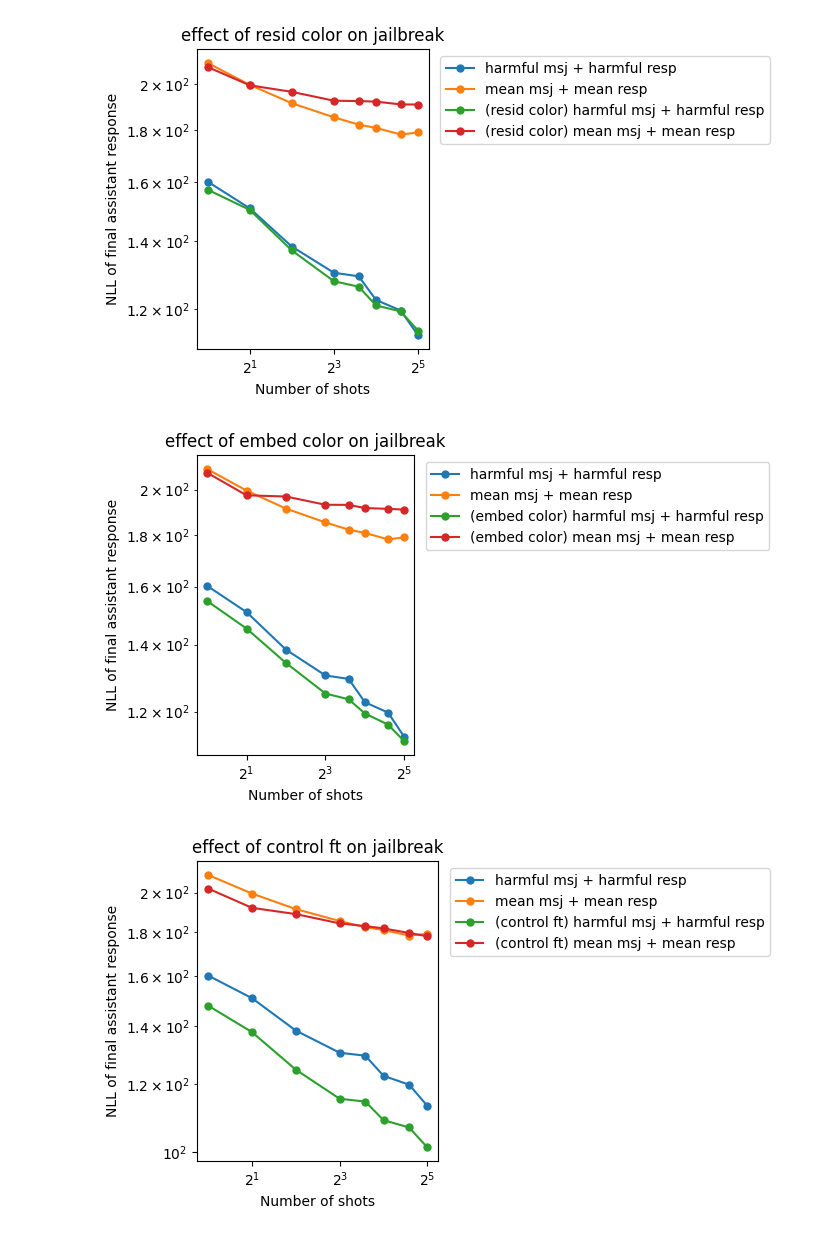
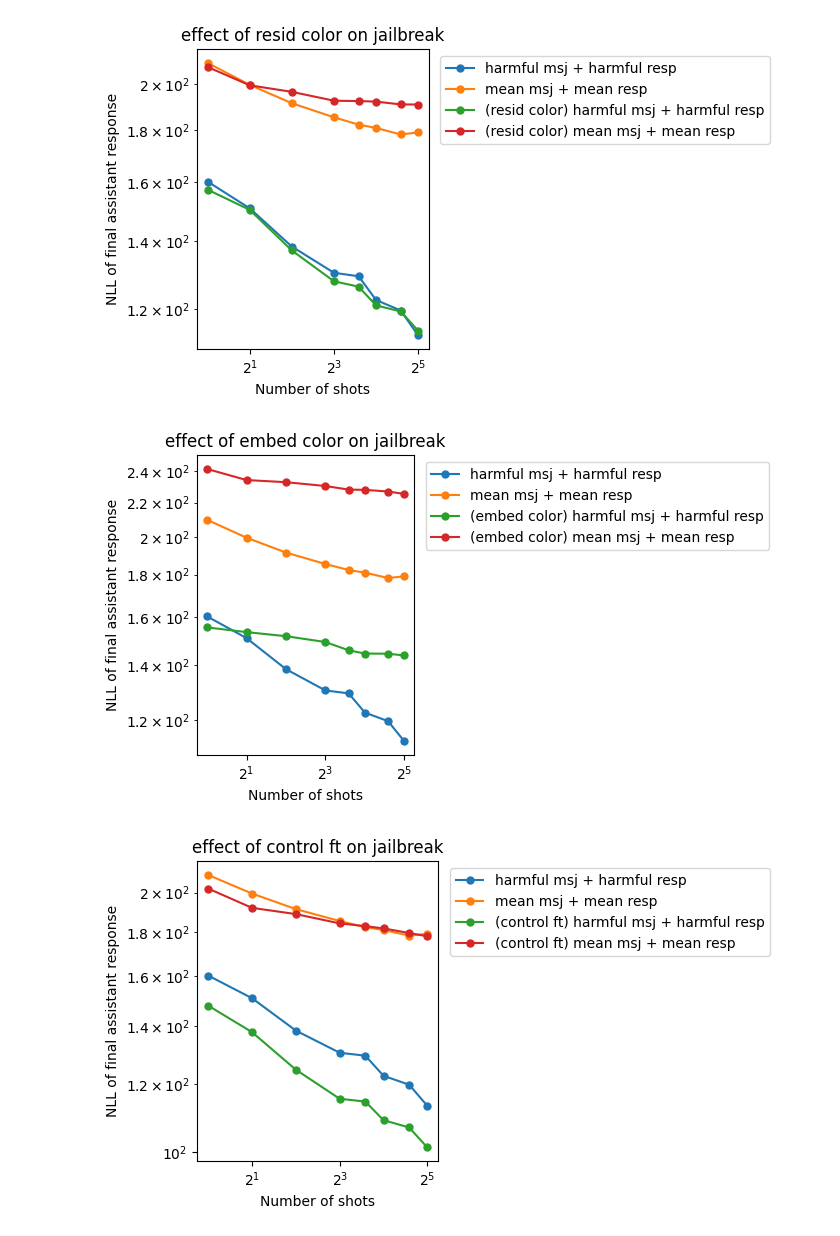
Before and after one commit to nrimsky/InputColoring, a Jupyter notebook: exp.ipynb, the cells around one changed output. Drawn from its saved outputs; the diff is of its cells as text; code cells hidden in the pictures.

```diff
--- a/exp.ipynb
+++ b/exp.ipynb
@@ -386,9 +409,9 @@ plot_nlls(["results/test/msjs_jailbreak.json", "results/test/msjs_mean_jailbreak
 # %% [output]
 [figure]
 # %%
-plot_nlls(["results/test/msjs_jailbreak.json", "results/test/msjs_mean_jailbreak.json", "results/test/msjs_jailbreak_train_embedding_color_embedding_color.json", "results/test/msjs_mean_jailbreak_train_embedding_color_embedding_color.json"], ['harmful msj + harmful resp', 'mean msj + mean resp', '(embed color) harmful msj + harmful resp', '(embed color) mean msj + mean resp'], title="effect of embed color on jailbreak")
+plot_nlls(["results/test/msjs_jailbreak.json", "results/test/msjs_mean_jailbreak.json", "results/test/msjs_jailbreak_train_embedding_color_2_embedding_color.json", "results/test/msjs_mean_jailbreak_train_embedding_color_2_embedding_color.json"], ['harmful msj + harmful resp', 'mean msj + mean resp', '(embed color) harmful msj + harmful resp', '(embed color) mean msj + mean resp'], title="effect of embed color on jailbreak")
 # %% [output]
-[figure, old version]
+[figure, new version]
 # %%
 plot_nlls(["results/test/msjs_jailbreak.json", "results/test/msjs_mean_jailbreak.json", "results/test/msjs_jailbreak_train.json", "results/test/msjs_mean_jailbreak_train.json"], ['harmful msj + harmful resp', 'mean msj + mean resp', '(control ft) harmful msj + harmful resp', '(control ft) mean msj + mean resp'], title="effect of control ft on jailbreak")
 # %% [output]
```
Also changed, not shown: parts of 3 cells of this notebook, 19 other files.
